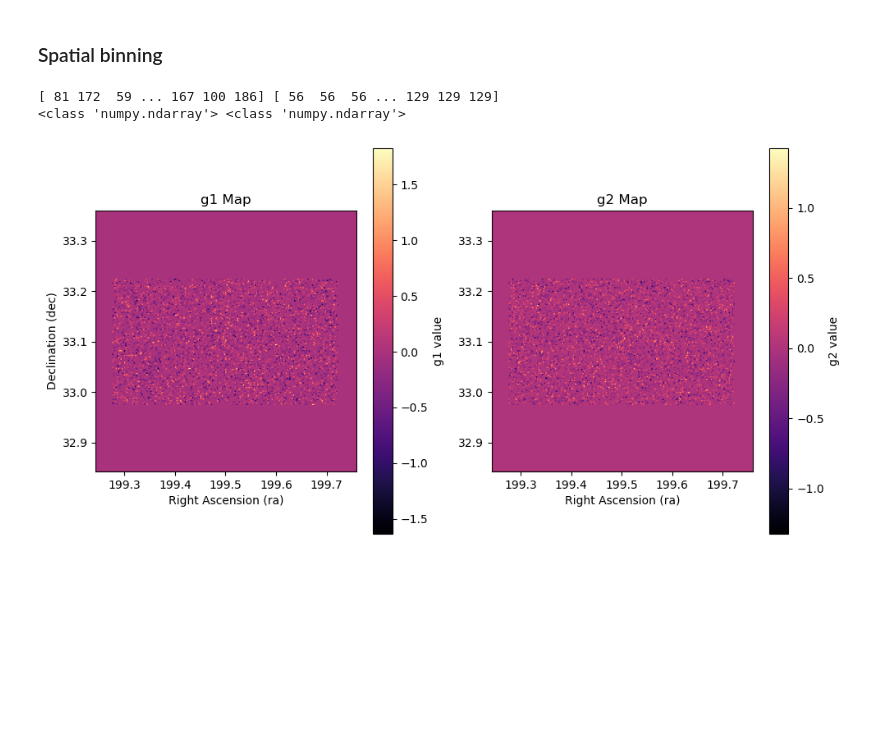
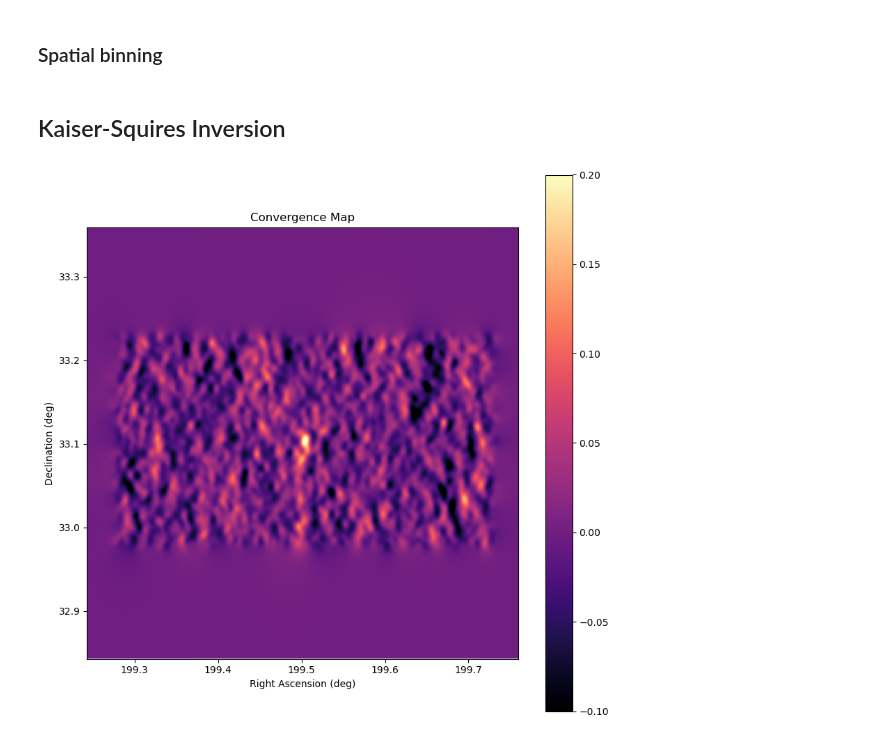
Before and after one commit to GeorgeVassilakis/SMPy, a Jupyter notebook: notebooks/testing.ipynb, the cells around one changed output. Saved outputs shown, nothing was run; the diff lists cells and outputs as text; code cells hidden in the pictures; blank space fills up the shorter version.

```diff
--- a/notebooks/testing.ipynb
+++ b/notebooks/testing.ipynb
@@ -5,6 +5,6 @@ from SMPy.KaiserSquires import utils
 # %%
 path = '/home/wslgeorgios/SMPy/notebooks/forecast_lum_annular.fits'
-shear_df = utils.load_shear_data(path, 'ra', 'dec', 'g1_Rinv', 'g2_Rinv', 'weight')
+shear_df = utils.load_shear_data_test(path, 'ra', 'dec', 'g1_Rinv', 'g2_Rinv', 'weight')
 shear_df
 # %% [output]
 |  | ra | dec | g1 | g2 | weight |
@@ -30,7 +27,7 @@ import pandas as pd
 # %%
 resolution = 0.141  # Resolution in arcminutes
 width = 220  # Width in pixels
-boundaries = utils.calculate_field_boundaries(shear_df, resolution, width)
+boundaries = utils.calculate_field_boundaries(shear_df['ra'], shear_df['dec'], resolution, width)
 print(boundaries)
 # %% [output]
 {'ra_min': 199.24285657428126, 'ra_max': 199.75985657428126, 'dec_min': 32.84261107631841, 'dec_max': 33.35961107631841}
@@ -45,38 +42,5 @@ g1map, g2map = utils.create_shear_grid(shear_df['ra'],
                                  boundaries=boundaries,
                                  npix=width,
                                  )
-# %% [output]
-[ 81 172  59 ... 167 100 186] [ 56  56  56 ... 129 129 129]
-<class 'numpy.ndarray'> <class 'numpy.ndarray'>
-# %%
-from matplotlib import pyplot as plt
-
-# Calculate median RA and Dec
-med_ra = np.median(shear_df['ra'])
-med_dec = np.median(shear_df['dec'])
-
-# Extract the boundaries from the dictionary
-boundaries_list = [boundaries['ra_min'], boundaries['ra_max'], boundaries['dec_min'], boundaries['dec_max']]
-
-# Plotting g1 map
-plt.figure(figsize=[10, 5])
-plt.subplot(121)
-plt.imshow(g1map, cmap='magma', origin='lower', extent=boundaries_list)
-plt.colorbar(label='g1 value')  # Optional: Add a colorbar
-plt.scatter(med_ra, med_dec, marker='none', color='white')  # Mark the median RA and Dec
-plt.xlabel('Right Ascension (ra)')
-plt.ylabel('Declination (dec)')
-plt.title('g1 Map')
-
-# Plotting g2 map
-plt.subplot(122)
-plt.imshow(g2map, cmap='magma', origin='lower', extent=boundaries_list)
-plt.colorbar(label='g2 value')  # Optional: Add a colorbar
-plt.scatter(med_ra, med_dec, marker='none', color='white')  # Mark the median RA and Dec
-plt.xlabel('Right Ascension (ra)')
-plt.title('g2 Map')
-
-plt.tight_layout()  # Adjust layout for better presentation
-plt.show()
-# %% [output]
-[figure, removed]
+# %% [markdown]
+## Kaiser-Squires Inversion
@@ -82,0 +51,21 @@ plt.show()
+# %%
+# Calculate the convergence map
+convergence = kaiser_squires.ks_inversion(g1map, -g2map, width)
+# %%
+# Plot the convergence map
+plt.figure(figsize=[10, 10])
+plt.imshow(gaussian_filter(convergence, 1.5)[:, ::-1],
+           cmap='magma',
+           vmax=0.2,
+           vmin=-0.1,
+           extent=[boundaries['ra_min'],
+                   boundaries['ra_max'],
+                   boundaries['dec_min'],
+                   boundaries['dec_max']])
+plt.colorbar()
+plt.xlabel('Right Ascension (deg)')
+plt.ylabel('Declination (deg)')
+plt.title('Convergence Map')
+plt.savefig('/home/wslgeorgios/mykmap.png')
+# %% [output]
+[figure, added]
```
Also changed, not shown: parts of 3 cells of this notebook, 7 other files.
